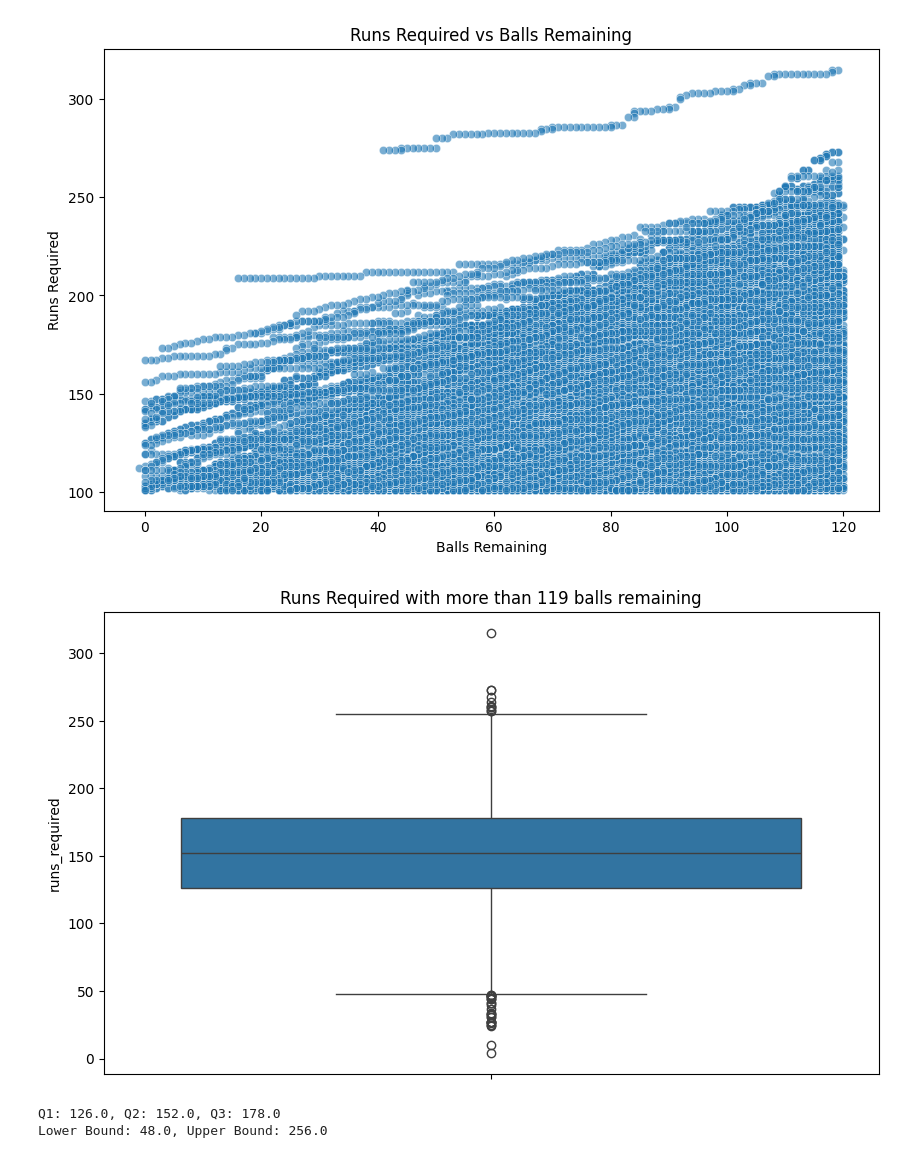
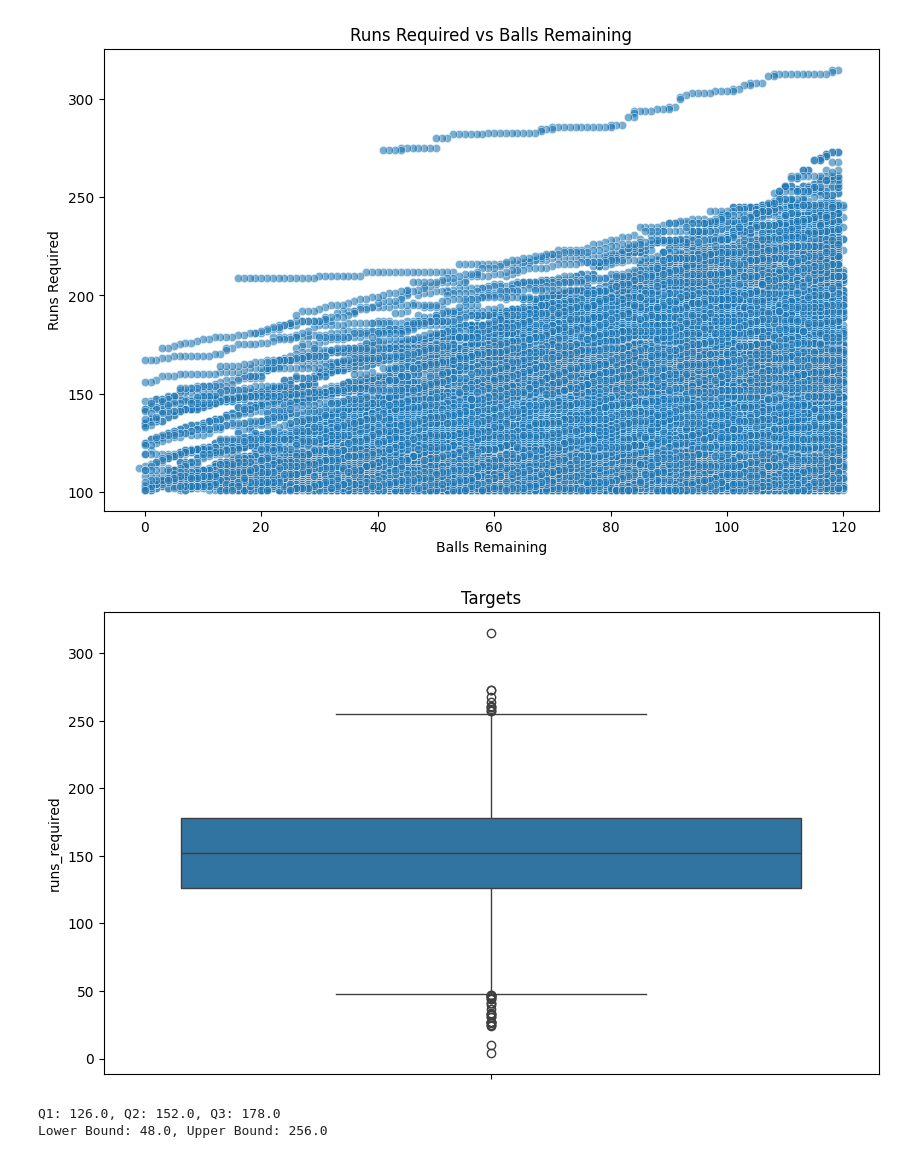
Before and after one commit to rushabhhere/t20-winner-prediction, a Jupyter notebook: model.ipynb, the cells around one changed output. Drawn from its saved outputs; the diff is of its cells as text; code cells hidden in the pictures.

```diff
--- a/model.ipynb
+++ b/model.ipynb
@@ -92,11 +92,11 @@ plt.show()
 # %%
 # boxplot for runs remaining with more than 119 balls remaining
 plt.figure(figsize=(10, 6))
 sns.boxplot(y='runs_required', data=df[(df['balls_remaining'] >= 119)])
-plt.title('Runs Required with more than 119 balls remaining')
+plt.title('Targets')
 plt.show()
 # %% [output]
-[figure, old version]
+[figure, new version]
 # %%
 # get q1, q2, q3 for runs remaining with more than 119 balls remaining
 q1 = df[(df['balls_remaining'] >= 119)]['runs_required'].quantile(0.25)
```
Also changed, not shown: parts of 62 cells of this notebook, 2 other files.
